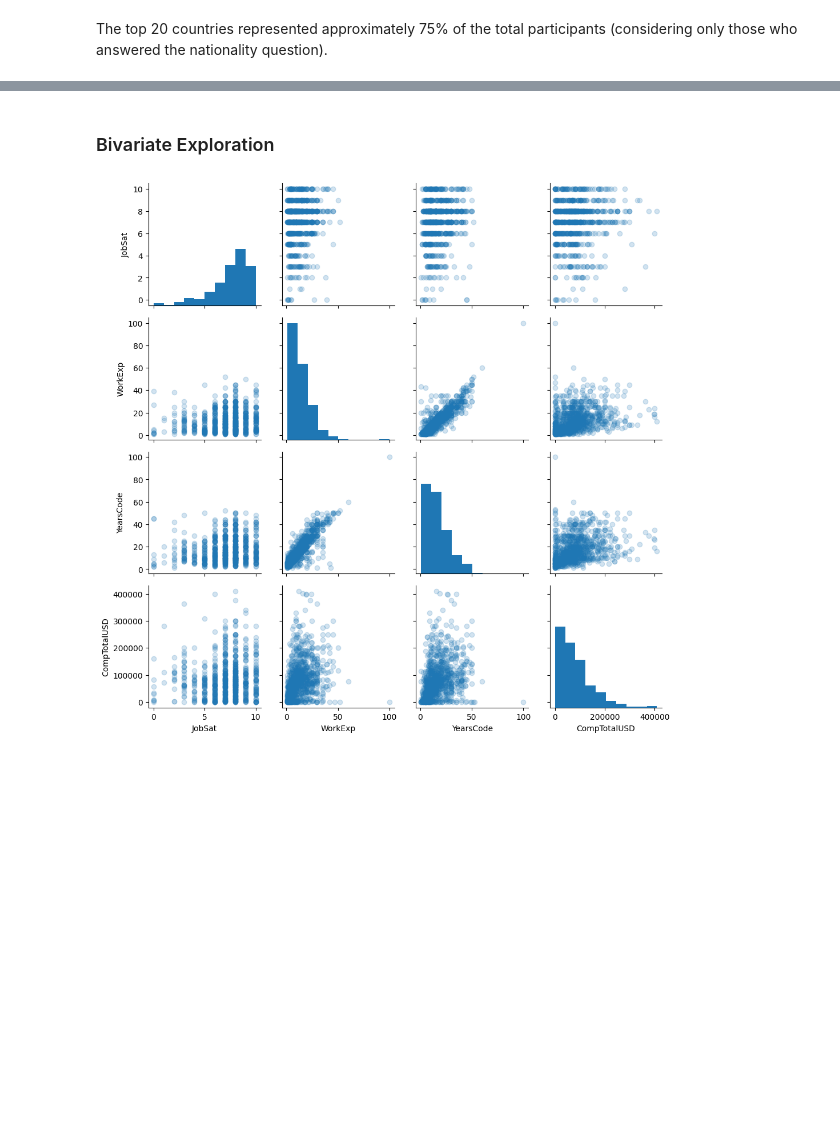
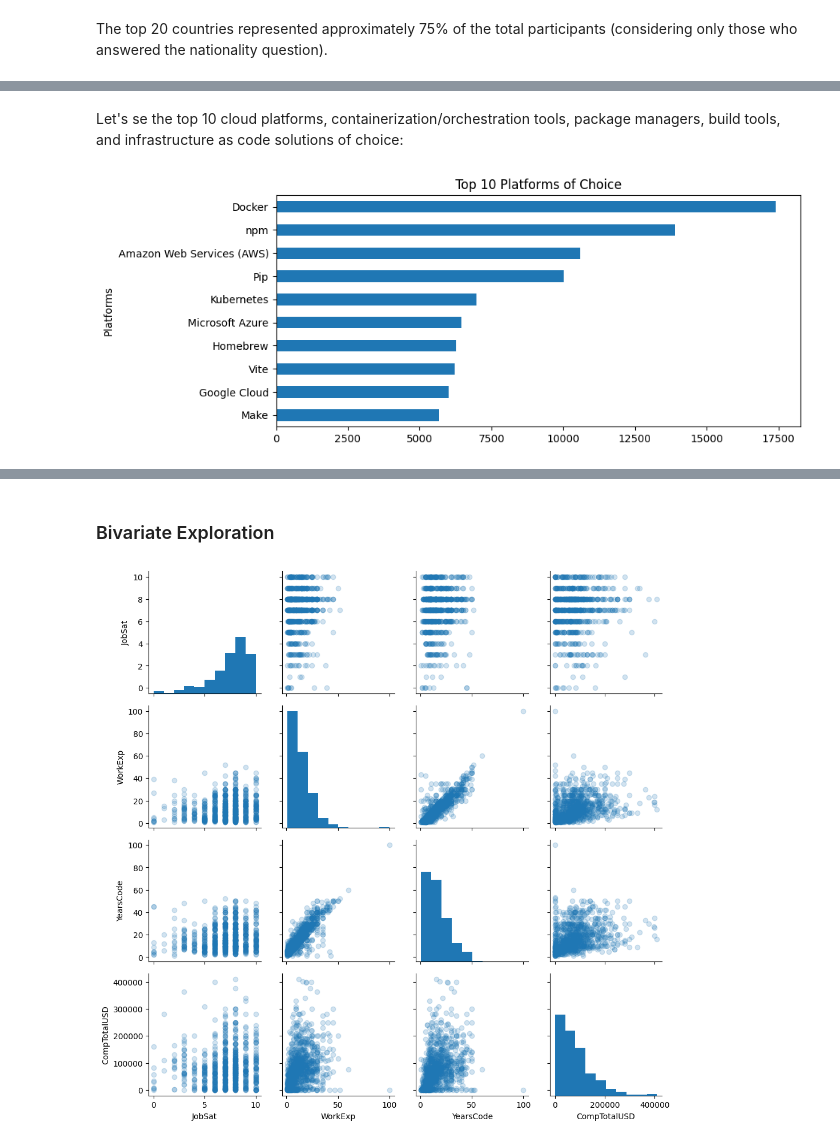
Before and after one commit to gabrielbarcante/analysis-tech-careers, a Jupyter notebook: tech-careers-analysis.ipynb, the cells around one changed output, grey strips where cells are left out. Saved outputs shown, nothing was run; the diff lists cells and outputs as text; code cells hidden in the pictures; blank space fills up the shorter version.

```diff
--- a/tech-careers-analysis.ipynb
+++ b/tech-careers-analysis.ipynb
@@ -1202,0 +1229,6 @@ The top 20 countries represented approximately 75% of the total participants (co
+# %% [markdown]
+Let's se the top 10 cloud platforms, containerization/orchestration tools, package managers, build tools, and infrastructure as code solutions of choice:
+# %%
+df.PlatformHaveWorkedWith.str.split(";").explode(ignore_index=True).value_counts().head(10).sort_values(ascending=True).plot(kind="barh", ylabel="Platforms", title="Top 10 Platforms of Choice", figsize=(9,4));
+# %% [output]
+[figure, added]
```
Also changed, not shown: parts of 14 cells of this notebook, 1 other file.
